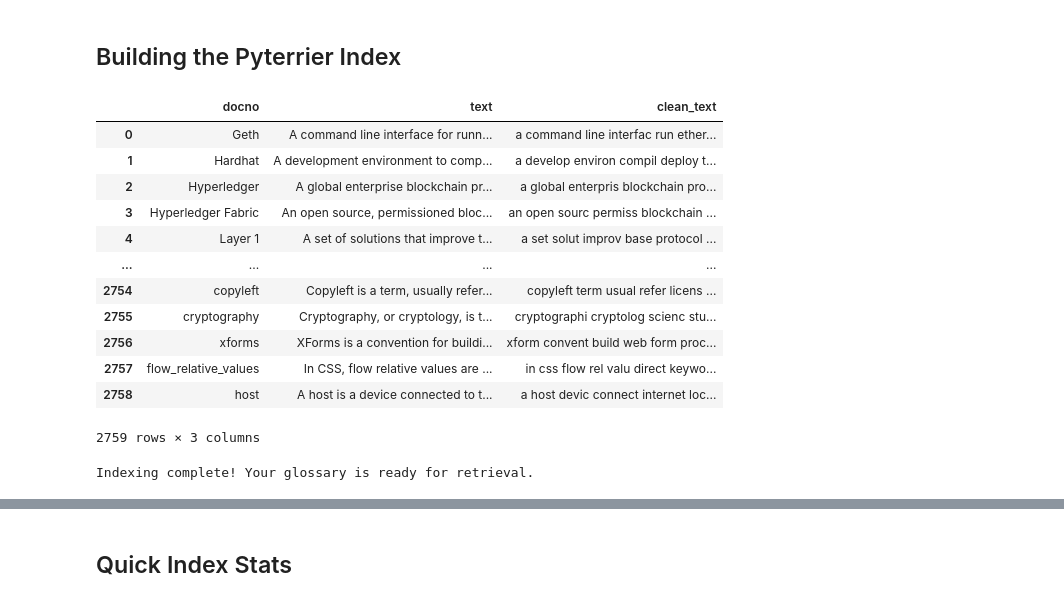
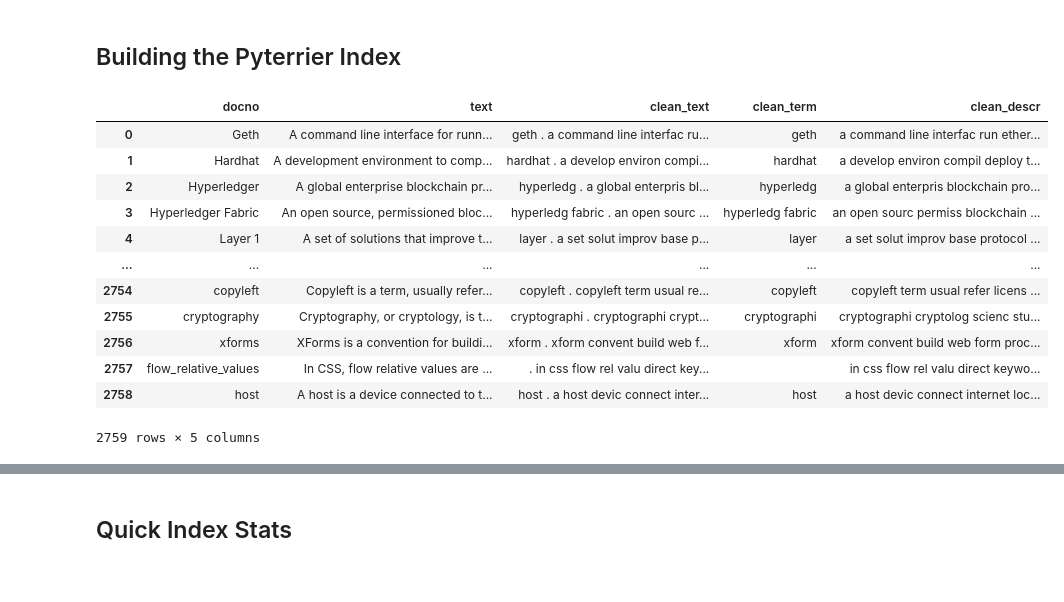
Before and after one commit to laurakhot/TechGlossary, a Jupyter notebook: Parse_glossary.ipynb, the cells around one changed output, grey strips where cells are left out. Saved outputs shown, nothing was run; the diff lists cells and outputs as text; code cells hidden in the pictures.

```diff
--- a/Parse_glossary.ipynb
+++ b/Parse_glossary.ipynb
@@ -386,32 +385,24 @@ def clean_text(text):
     return " ".join(tokens)
 # %% [markdown]
 ## Building the Pyterrier Index
-# %%
-df['clean_text'] = df['text'].apply(clean_text)
-
-display(df)
-# Prepare documents for PyTerrier
-docs_for_index = [{"docno": row["docno"], "text": row["clean_text"]} for _, row in df.iterrows()]
-
-# Build index
-indexer = pt.IterDictIndexer("./glossary_index", overwrite=True)  # folder to store index
-index_ref = indexer.index(docs_for_index)
-
-# uncomment 2 previous lines if haven't build index yet
-# index_ref = pt.IndexFactory.of("./glossary_index/data.properties")
-print("Indexing complete! Your glossary is ready for retrieval.")
-# %% [output]
-|  | docno | text | clean_text |
-| 0 | Geth | A command line interface for runn... | a command line interfac run ether... |
-| 1 | Hardhat | A development environment to comp... | a develop environ compil deploy t... |
-| 2 | Hyperledger | A global enterprise blockchain pr... | a global enterpris blockchain pro... |
-| 3 | Hyperledger Fabric | An open source, permissioned bloc... | an open sourc permiss blockchain ... |
-| 4 | Layer 1 | A set of solutions that improve t... | a set solut improv base protocol ... |
-| ... | ... | ... | ... |
-| 2754 | copyleft | Copyleft is a term, usually refer... | copyleft term usual refer licens ... |
-| 2755 | cryptography | Cryptography, or cryptology, is t... | cryptographi cryptolog scienc stu... |
-| 2756 | xforms | XForms is a convention for buildi... | xform convent build web form proc... |
-| 2757 | flow_relative_values | In CSS, flow relative values are ... | in css flow rel valu direct keywo... |
-| 2758 | host | A host is a device connected to t... | a host devic connect internet loc... |
-2759 rows × 3 columns
-Indexing complete! Your glossary is ready for retrieval.
+# %%
+# Pre-processing to add the term back into cleaned description to boost results for exact query matching
+df['clean_descr'] = df['text'].apply(clean_text)
+df['clean_term'] = df['docno'].astype(str).apply(clean_text)
+df['clean_text'] = df['clean_term'] + " . " + df['clean_descr'] + " . " + df['clean_term']
+
+display(df)
+# %% [output]
+|  | docno | text | clean_text | clean_term | clean_descr |
+| 0 | Geth | A command line interface for runn... | geth . a command line interfac ru... | geth | a command line interfac run ether... |
+| 1 | Hardhat | A development environment to comp... | hardhat . a develop environ compi... | hardhat | a develop environ compil deploy t... |
+| 2 | Hyperledger | A global enterprise blockchain pr... | hyperledg . a global enterpris bl... | hyperledg | a global enterpris blockchain pro... |
+| 3 | Hyperledger Fabric | An open source, permissioned bloc... | hyperledg fabric . an open sourc ... | hyperledg fabric | an open sourc permiss blockchain ... |
+| 4 | Layer 1 | A set of solutions that improve t... | layer . a set solut improv base p... | layer | a set solut improv base protocol ... |
+| ... | ... | ... | ... | ... | ... |
+| 2754 | copyleft | Copyleft is a term, usually refer... | copyleft . copyleft term usual re... | copyleft | copyleft term usual refer licens ... |
+| 2755 | cryptography | Cryptography, or cryptology, is t... | cryptographi . cryptographi crypt... | cryptographi | cryptographi cryptolog scienc stu... |
+| 2756 | xforms | XForms is a convention for buildi... | xform . xform convent build web f... | xform | xform convent build web form proc... |
+| 2757 | flow_relative_values | In CSS, flow relative values are ... | . in css flow rel valu direct key... |  | in css flow rel valu direct keywo... |
+| 2758 | host | A host is a device connected to t... | host . a host devic connect inter... | host | a host devic connect internet loc... |
+2759 rows × 5 columns
```
Also changed, not shown: parts of 11 cells of this notebook.
